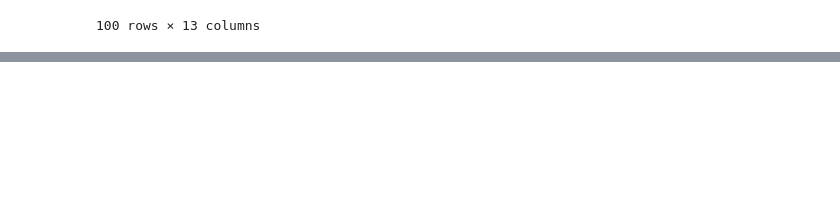
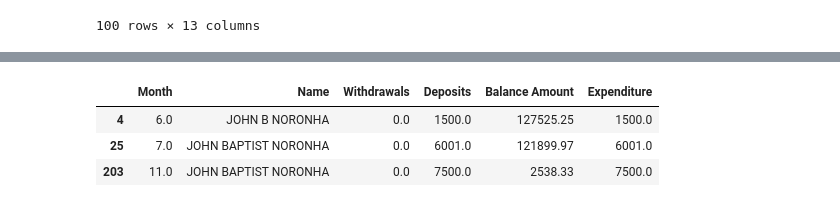
Before and after one commit to ok-noronha/Bank-Statement-Analyser, a Jupyter notebook: analyse.ipynb, the cells around one changed output, grey strips where cells are left out. Cells and saved outputs as stored; diff of their text form; code cells hidden in the pictures; blank space fills up the shorter version.

```diff
--- a/analyse.ipynb
+++ b/analyse.ipynb
@@ -88,0 +100,11 @@ particularly["Expenditure"].sum()
+# %%
+parents = df.groupby(['Month','Name'],as_index=False).agg({"Withdrawals": "sum", "Deposits": "sum", "Balance Amount": "mean"})
+parents["Expenditure"]=parents.apply(lambda row: row["Deposits"] - row["Withdrawals"],axis=1)
+parents_dad = parents[parents['Name'].str.contains("JOHN B|APTIST NORONHA", na=False, case=False, regex=True)]
+parents_mom = parents[parents['Name'].str.contains(particularly.index[1], na=False, case=False, regex=True)]
+parents_dad
+# %% [output]
+|  | Month | Name | Withdrawals | Deposits | Balance Amount | Expenditure |
+| 4 | 6.0 | JOHN B NORONHA | 0.0 | 1500.0 | 127525.25 | 1500.0 |
+| 25 | 7.0 | JOHN BAPTIST NORONHA | 0.0 | 6001.0 | 121899.97 | 6001.0 |
+| 203 | 11.0 | JOHN BAPTIST NORONHA | 0.0 | 7500.0 | 2538.33 | 7500.0 |
```
Also changed, not shown: parts of 3 cells of this notebook.
